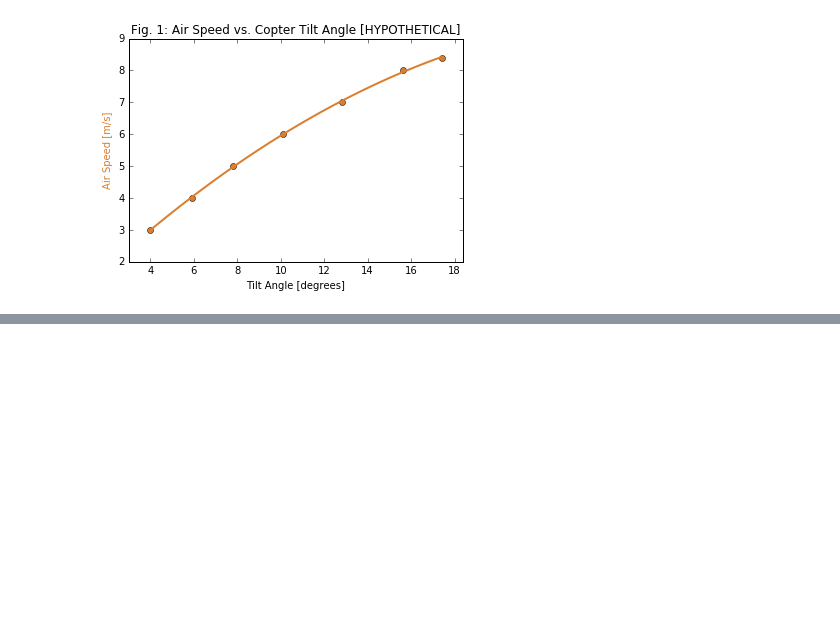
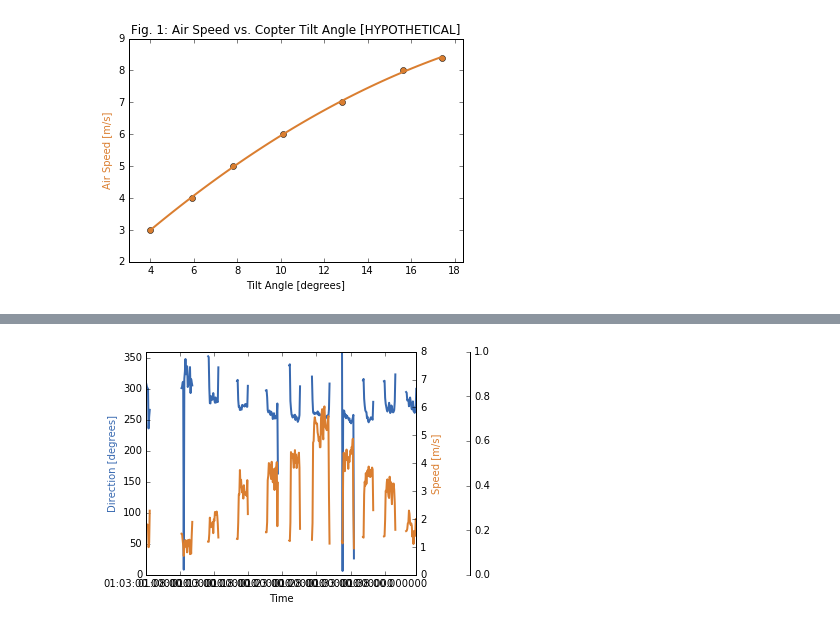
Before and after one commit to rodgerduffett/rotmat, a Jupyter notebook: vectors.ipynb, the cells around one changed output, grey strips where cells are left out. Saved outputs shown, nothing was run; the diff lists cells and outputs as text; code cells hidden in the pictures; blank space fills up the shorter version.

```diff
--- a/vectors.ipynb
+++ b/vectors.ipynb
@@ -261,0 +270,21 @@ ValueError: DateFormatter found a value of x=0, which is an illegal date.  This
+# %%
+fig, ax = plt.subplots()
+
+axes = [ax, ax.twinx(), ax.twinx()]
+axes[-1].spines['right'].set_position(('axes', 1.2))
+# Make some space on the right side for the extra y-axis.
+fig.subplots_adjust(right=0.75)
+
+# Move the last y-axis spine over to the right by 20% of the width of the axes
+axes[-1].spines['right'].set_position(('axes', 1.2))
+axes[0].plot(ws_vect['direction'], color='#3869B0',lw=2)
+axes[1].plot(ws_vect['speed'], color='#DA7E30',lw=2)
+axes[0].set_ylim([0, 360 ])
+axes[1].set_ylim([0, 8 ])
+axes[0].set_xlabel('Time')
+axes[0].set_ylabel('Direction [degrees]', color='#3869B0')
+axes[1].set_ylabel('Speed [m/s]', color='#DA7E30')
+plt.show()
+fig.savefig("./output/direction.pdf")
+# %% [output]
+[figure, added]
```
Also changed, not shown: parts of 6 cells of this notebook, 2 other files.
